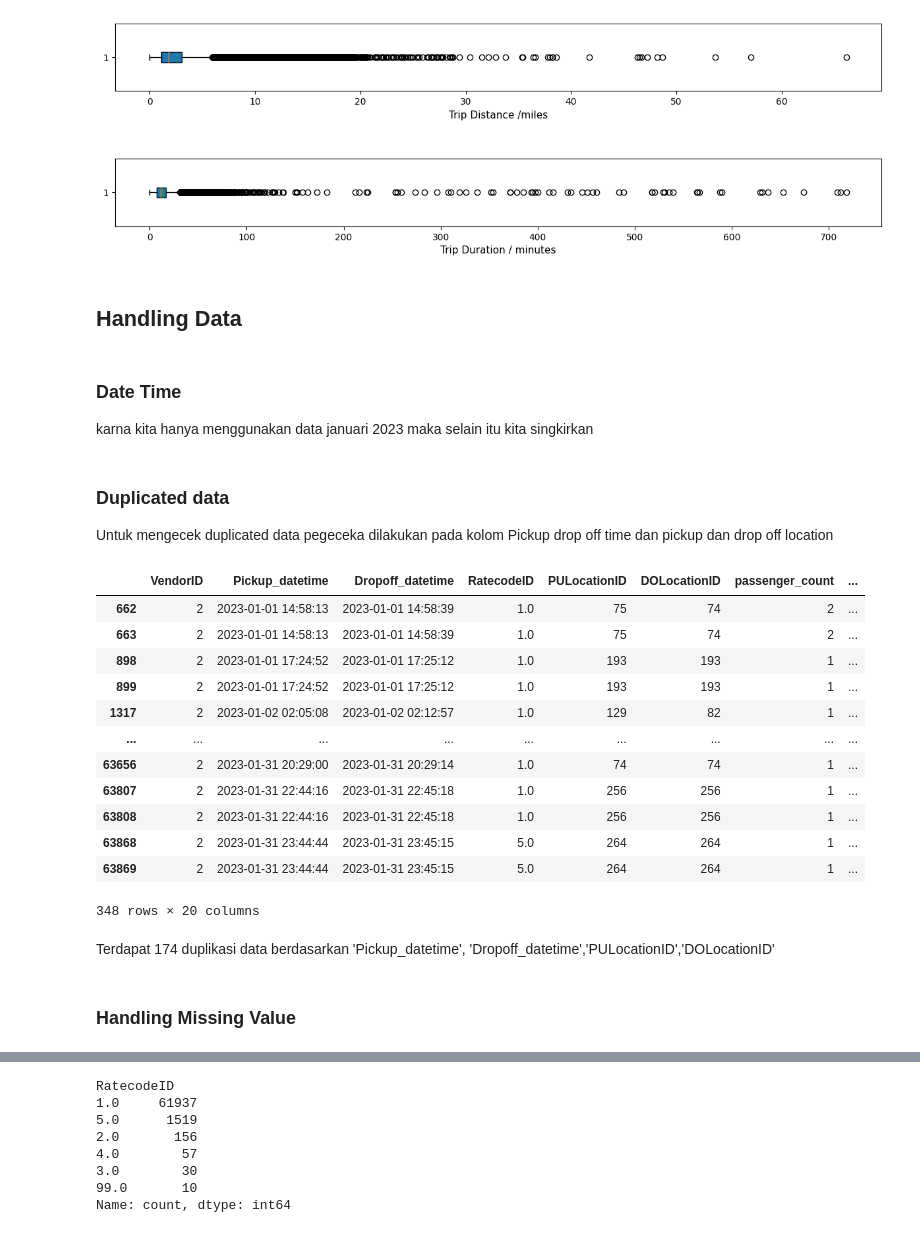
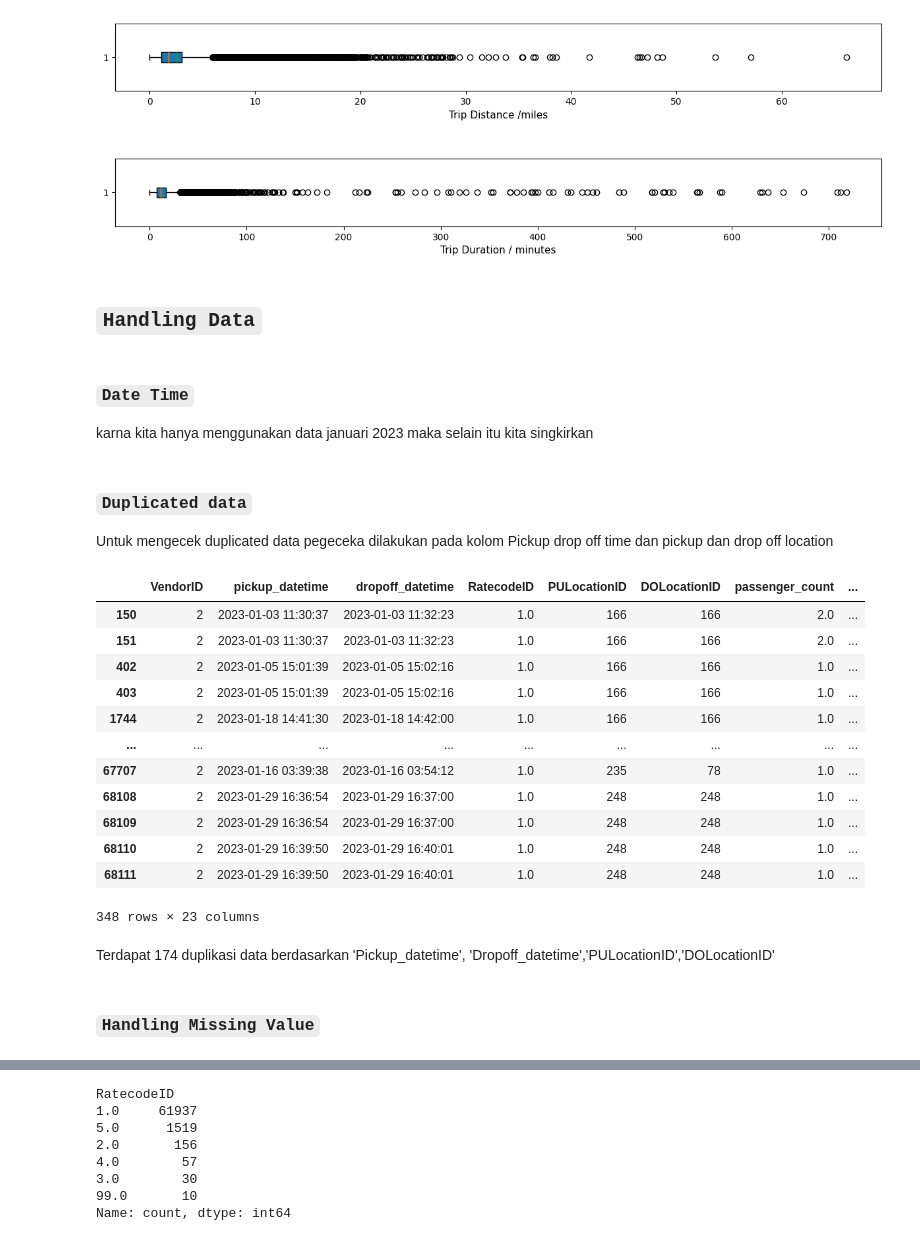
Before and after one commit to Abrahamtarra/NYC-TLC-Trip-Record, a Jupyter notebook: notebooks/DataPreparation.ipynb, the cells around one changed output, grey strips where cells are left out. Cells and saved outputs as stored; diff of their text form; code cells hidden in the pictures.

```diff
--- a/notebooks/DataPreparation.ipynb
+++ b/notebooks/DataPreparation.ipynb
@@ -146,10 +157,0 @@ msn.matrix(df)
-# %%
-df["VendorID"] = df["VendorID"].astype('object')
-df["RatecodeID"] = df["RatecodeID"].astype('object')
-df["passenger_count"] = df["passenger_count"].astype('Int64')
-df["PULocationID"] = df["PULocationID"].astype('object')
-df["DOLocationID"] = df["DOLocationID"].astype('object')
-df["payment_type"] = df["payment_type"].astype('object')
-df["trip_type"] = df["trip_type"].astype('object')
-df["lpep_pickup_datetime"] = df["lpep_pickup_datetime"].astype('datetime64[s]')
-df["lpep_dropoff_datetime"] = df["lpep_dropoff_datetime"].astype('datetime64[s]')
@@ -158,8 +163,8 @@ df["lpep_dropoff_datetime"] = df["lpep_dropoff_datetime"].astype('datetime64[s]'
 # %%
 df = df.rename(
     columns={
-        'lpep_pickup_datetime': 'Pickup_datetime',
-        'lpep_dropoff_datetime': 'Dropoff_datetime'
+        'lpep_pickup_datetime': 'pickup_datetime',
+        'lpep_dropoff_datetime': 'dropoff_datetime'
     }
 )
 df.columns
@@ -195,7 +201,4 @@ memory usage: 10.5+ MB
 # %%
-df = df.assign(
-    Durasi_perjalanan = lambda x: x.Dropoff_datetime - x.Pickup_datetime
-)
-
-df.head()
+df = df.assign(Durasi_perjalanan = lambda x: x.dropoff_datetime - x.pickup_datetime	)
+df.head(3)
 # %% [output]
@@ -352,31 +346,31 @@ plt.show()
 # %% [output]
 [figure]
 # %% [markdown]
-## Handling Data
+## `Handling Data`
 # %% [markdown]
-### Date Time
+### `Date Time`
 karna kita hanya menggunakan data januari 2023 maka selain itu kita singkirkan
 # %%
-df = df[(df.Pickup_datetime.apply(lambda x: x.year) == 2023) & (df.Pickup_datetime.apply(lambda x: x.month) == 1)]
+df = df[(df.pickup_datetime.apply(lambda x: x.year) == 2023) & (df.pickup_datetime.apply(lambda x: x.month) == 1)]
 # %% [markdown]
-### Duplicated data
+### `Duplicated data`
 Untuk mengecek duplicated data pegeceka dilakukan pada kolom Pickup drop off time dan pickup dan drop off location
 # %%
-df[df.duplicated(subset=['Pickup_datetime', 'Dropoff_datetime','PULocationID','DOLocationID'], keep=False)]
+df[df.duplicated(subset=['pickup_datetime', 'dropoff_datetime','PULocationID','DOLocationID'], keep=False)]
 # %% [output]
-|  | VendorID | Pickup_datetime | Dropoff_datetime | RatecodeID | PULocationID | DOLocationID | passenger_count | ... |
-| 662 | 2 | 2023-01-01 14:58:13 | 2023-01-01 14:58:39 | 1.0 | 75 | 74 | 2 | ... |
-| 663 | 2 | 2023-01-01 14:58:13 | 2023-01-01 14:58:39 | 1.0 | 75 | 74 | 2 | ... |
-| 898 | 2 | 2023-01-01 17:24:52 | 2023-01-01 17:25:12 | 1.0 | 193 | 193 | 1 | ... |
-| 899 | 2 | 2023-01-01 17:24:52 | 2023-01-01 17:25:12 | 1.0 | 193 | 193 | 1 | ... |
-| 1317 | 2 | 2023-01-02 02:05:08 | 2023-01-02 02:12:57 | 1.0 | 129 | 82 | 1 | ... |
+|  | VendorID | pickup_datetime | dropoff_datetime | RatecodeID | PULocationID | DOLocationID | passenger_count | ... |
+| 150 | 2 | 2023-01-03 11:30:37 | 2023-01-03 11:32:23 | 1.0 | 166 | 166 | 2.0 | ... |
+| 151 | 2 | 2023-01-03 11:30:37 | 2023-01-03 11:32:23 | 1.0 | 166 | 166 | 2.0 | ... |
+| 402 | 2 | 2023-01-05 15:01:39 | 2023-01-05 15:02:16 | 1.0 | 166 | 166 | 1.0 | ... |
+| 403 | 2 | 2023-01-05 15:01:39 | 2023-01-05 15:02:16 | 1.0 | 166 | 166 | 1.0 | ... |
+| 1744 | 2 | 2023-01-18 14:41:30 | 2023-01-18 14:42:00 | 1.0 | 166 | 166 | 1.0 | ... |
 | ... | ... | ... | ... | ... | ... | ... | ... | ... |
-| 63656 | 2 | 2023-01-31 20:29:00 | 2023-01-31 20:29:14 | 1.0 | 74 | 74 | 1 | ... |
-| 63807 | 2 | 2023-01-31 22:44:16 | 2023-01-31 22:45:18 | 1.0 | 256 | 256 | 1 | ... |
-| 63808 | 2 | 2023-01-31 22:44:16 | 2023-01-31 22:45:18 | 1.0 | 256 | 256 | 1 | ... |
-| 63868 | 2 | 2023-01-31 23:44:44 | 2023-01-31 23:45:15 | 5.0 | 264 | 264 | 1 | ... |
-| 63869 | 2 | 2023-01-31 23:44:44 | 2023-01-31 23:45:15 | 5.0 | 264 | 264 | 1 | ... |
+| 67707 | 2 | 2023-01-16 03:39:38 | 2023-01-16 03:54:12 | 1.0 | 235 | 78 | 1.0 | ... |
+| 68108 | 2 | 2023-01-29 16:36:54 | 2023-01-29 16:37:00 | 1.0 | 248 | 248 | 1.0 | ... |
+| 68109 | 2 | 2023-01-29 16:36:54 | 2023-01-29 16:37:00 | 1.0 | 248 | 248 | 1.0 | ... |
+| 68110 | 2 | 2023-01-29 16:39:50 | 2023-01-29 16:40:01 | 1.0 | 248 | 248 | 1.0 | ... |
+| 68111 | 2 | 2023-01-29 16:39:50 | 2023-01-29 16:40:01 | 1.0 | 248 | 248 | 1.0 | ... |
-348 rows × 20 columns
+348 rows × 23 columns
 # %% [markdown]
 Terdapat 174 duplikasi data berdasarkan 'Pickup_datetime', 'Dropoff_datetime','PULocationID','DOLocationID'
 # %%
@@ -384,5 +378,5 @@ df.drop_duplicates(subset=['Pickup_datetime', 'Dropoff_datetime','PULocationID',
 # %% [markdown]
-### Handling Missing Value
+### `Handling Missing Value`
 # %%
 df.isna().sum()
 # %% [output]
```
Also changed, not shown: parts of 61 cells of this notebook, 4 other files.
